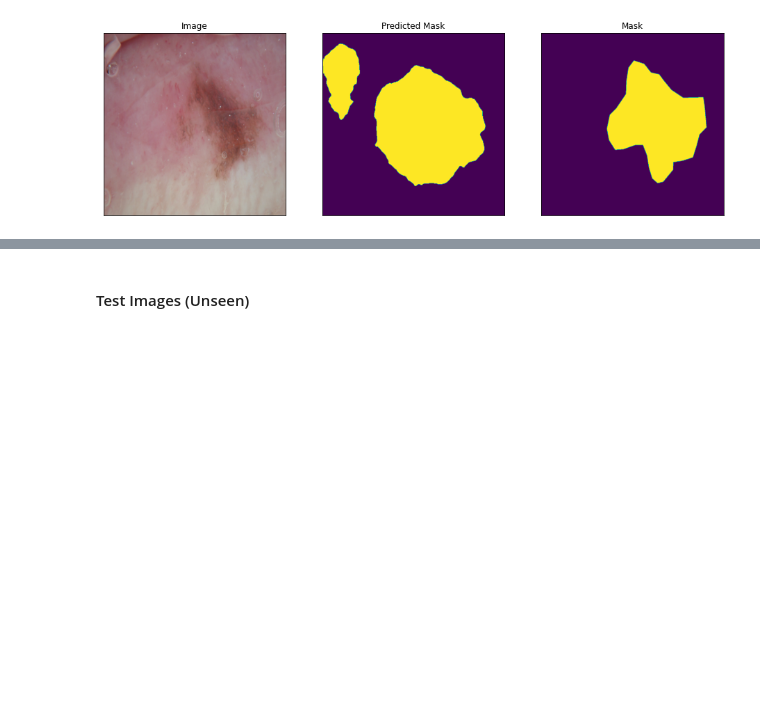
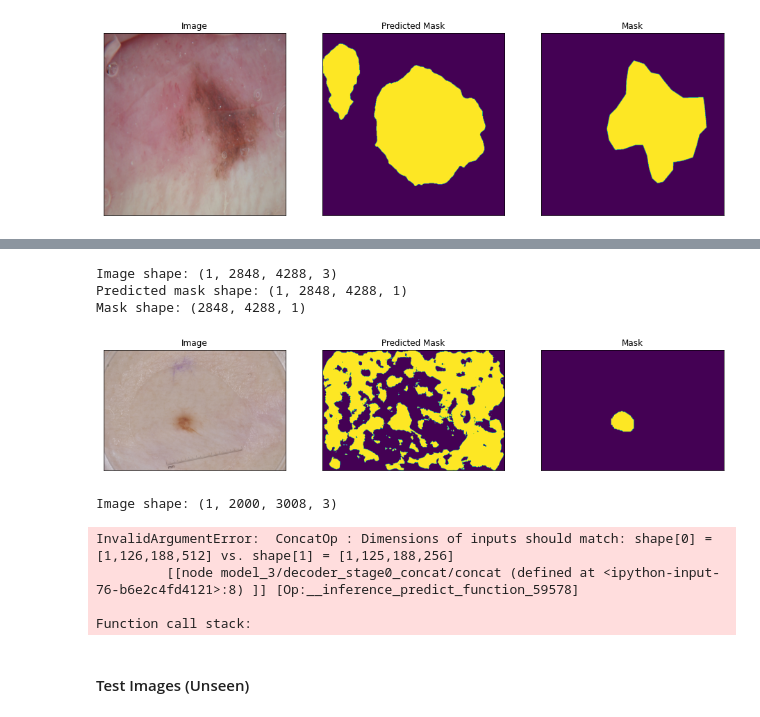
Before and after one commit to jhabr/xcs229ii_final_project, a Jupyter notebook: code/notebooks/baseline.ipynb, the cells around one changed output, grey strips where cells are left out. Saved outputs shown, nothing was run; the diff lists cells and outputs as text; code cells hidden in the pictures; blank space fills up the shorter version.

```diff
--- a/code/notebooks/baseline.ipynb
+++ b/code/notebooks/baseline.ipynb
@@ -257,3 +281,15 @@ Mask shape: (512, 512, 1)
+# %%
+plot_images_masks(azure_model, validation_images, validation_masks)
+# %% [output]
+Image shape: (1, 2848, 4288, 3)
+Predicted mask shape: (1, 2848, 4288, 1)
+Mask shape: (2848, 4288, 1)
+[figure, added]
+Image shape: (1, 2000, 3008, 3)
+InvalidArgumentError:  ConcatOp : Dimensions of inputs should match: shape[0] = [1,126,188,512] vs. shape[1] = [1,125,188,256]
+         [[node model_3/decoder_stage0_concat/concat (defined at <ipython-input-76-b6e2c4fd4121>:8) ]] [Op:__inference_predict_function_59578]
+
+Function call stack:
 # %% [markdown]
 #### Test Images (Unseen)
 # %%
```
Also changed, not shown: parts of 5 cells of this notebook, 3 other files.
